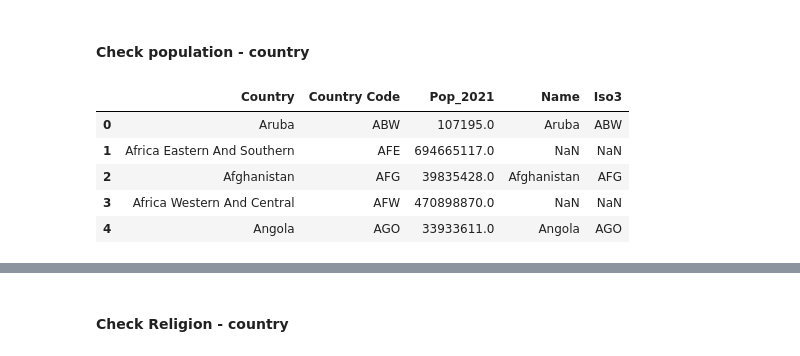
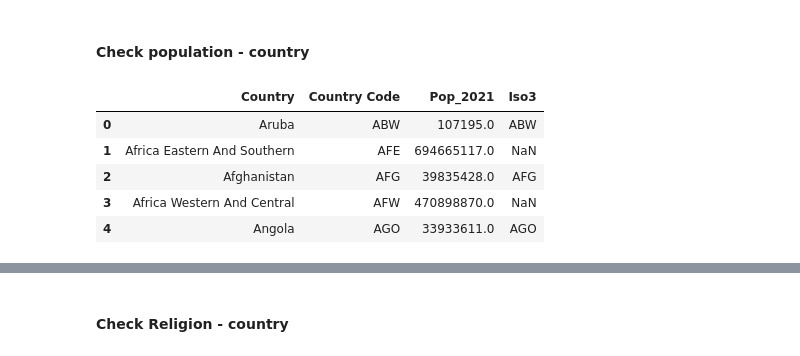
Before and after one commit to syeon0928/FinalExam_VA, a Jupyter notebook: data_cleaning/etl_eda.ipynb, the cells around one changed output, grey strips where cells are left out. Saved outputs shown, nothing was run; the diff lists cells and outputs as text; code cells hidden in the pictures.

```diff
--- a/data_cleaning/etl_eda.ipynb
+++ b/data_cleaning/etl_eda.ipynb
@@ -1132,15 +1148,15 @@ peace = peace.drop(['Name'], axis=1)
 # %% [markdown]
 #### Check population - country
 # %%
-pop=pop.merge(country[['Name','Iso3']], how='left', left_on='Country', right_on='Name')
+pop=pop.merge(country[['Iso3']], how='left', left_on='Country Code', right_on='Iso3')
 pop.head()
 # %% [output]
-|  | Country | Country Code | Pop_2021 | Name | Iso3 |
-| 0 | Aruba | ABW | 107195.0 | Aruba | ABW |
-| 1 | Africa Eastern And Southern | AFE | 694665117.0 | NaN | NaN |
-| 2 | Afghanistan | AFG | 39835428.0 | Afghanistan | AFG |
-| 3 | Africa Western And Central | AFW | 470898870.0 | NaN | NaN |
-| 4 | Angola | AGO | 33933611.0 | Angola | AGO |
+|  | Country | Country Code | Pop_2021 | Iso3 |
+| 0 | Aruba | ABW | 107195.0 | ABW |
+| 1 | Africa Eastern And Southern | AFE | 694665117.0 | NaN |
+| 2 | Afghanistan | AFG | 39835428.0 | AFG |
+| 3 | Africa Western And Central | AFW | 470898870.0 | NaN |
+| 4 | Angola | AGO | 33933611.0 | AGO |
 # %%
 pop[pop['Name'].isnull()]
 # %% [output]
```
Also changed, not shown: parts of 18 cells of this notebook, 11 other files.
